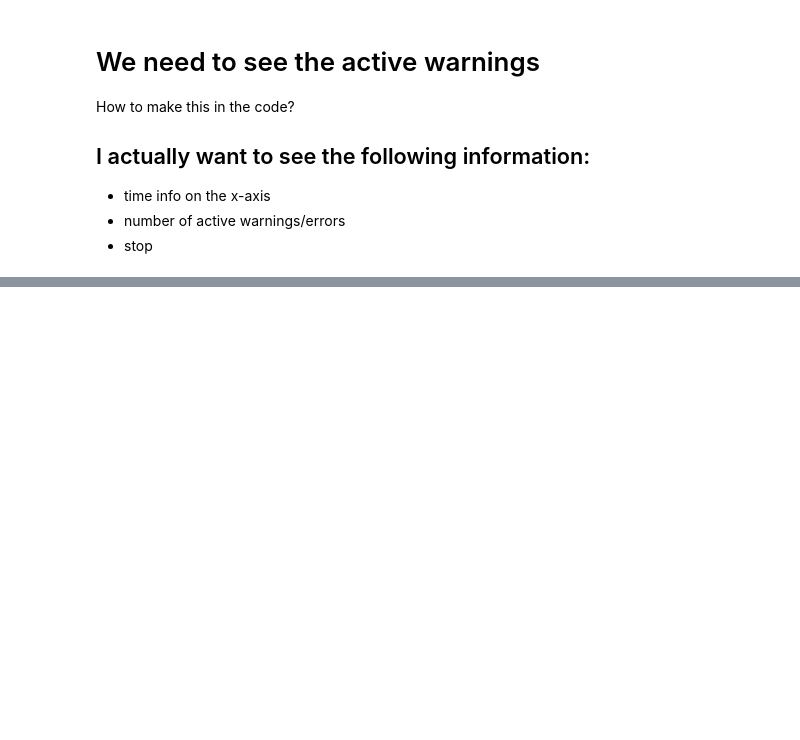
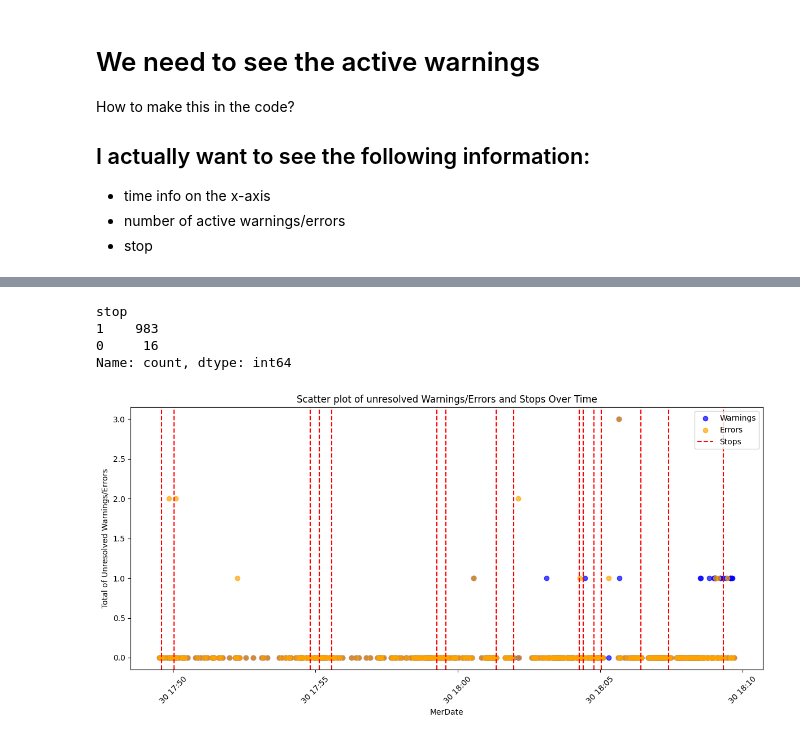
Before and after one commit to AcidSudo/Sanovo_19052025, a Jupyter notebook: exploration_26052025.ipynb, the cells around one changed output, grey strips where cells are left out. Drawn from its saved outputs; the diff is of its cells as text; code cells hidden in the pictures; blank space fills up the shorter version.

Commit message:
visual stops/warnings/errors over time

```diff
--- a/exploration_26052025.ipynb
+++ b/exploration_26052025.ipynb
@@ -233,3 +233,6 @@ How to make this in the code?
 - time info on the x-axis
 - number of active warnings/errors
 - stop
+# %%
+df = test.copy()
+df = df[(df['index'] > 15000) & (df['index'] < 16000)]
@@ -235,0 +259,2 @@ How to make this in the code?
+# %%
+df['stop'] = df.apply(lambda row: row['MerNumber'] if row['MerType'] == 8 else 1, axis=1)
@@ -235,0 +345,7 @@ How to make this in the code?
+# %%
+df['stop'].value_counts()
+# %% [output]
+stop
+1    983
+0     16
+Name: count, dtype: int64
@@ -235,0 +380,35 @@ How to make this in the code?
+# %%
+import matplotlib.pyplot as plt
+import pandas as pd
+
+
+# Group data by MerDate and count unresolved warnings
+scatter_data = df.groupby('MerDate').agg({
+    'unresolved_warn': 'sum',
+    'unresolved_err': 'sum'
+}).reset_index()
+
+# Convert MerDate to datetime for proper plotting
+scatter_data['MerDate'] = pd.to_datetime(scatter_data['MerDate'])
+
+# Create scatter plot
+plt.figure(figsize=(12, 6))
+plt.scatter(scatter_data['MerDate'], scatter_data['unresolved_warn'], label='Warnings', color='blue', alpha=0.7)
+plt.scatter(scatter_data['MerDate'], scatter_data['unresolved_err'], label='Errors', color='orange', alpha=0.7)
+
+
+# Highlight stops with vertical lines
+stop_data = df[df['stop'] == 0]
+for i, stop_date in enumerate(pd.to_datetime(stop_data['MerDate'])):
+    plt.axvline(stop_date, color='red', linestyle='--', label='Stops' if i == 0 else "")
+
+# Final plot formatting
+plt.title('Scatter plot of unresolved Warnings/Errors and Stops Over Time')
+plt.xlabel('MerDate')
+plt.ylabel('Total of Unresolved Warnings/Errors')
+plt.legend()
+plt.xticks(rotation=45)
+plt.tight_layout()
+plt.show()
+# %% [output]
+[figure, added]
```
Also changed, not shown: parts of 4 cells of this notebook.
